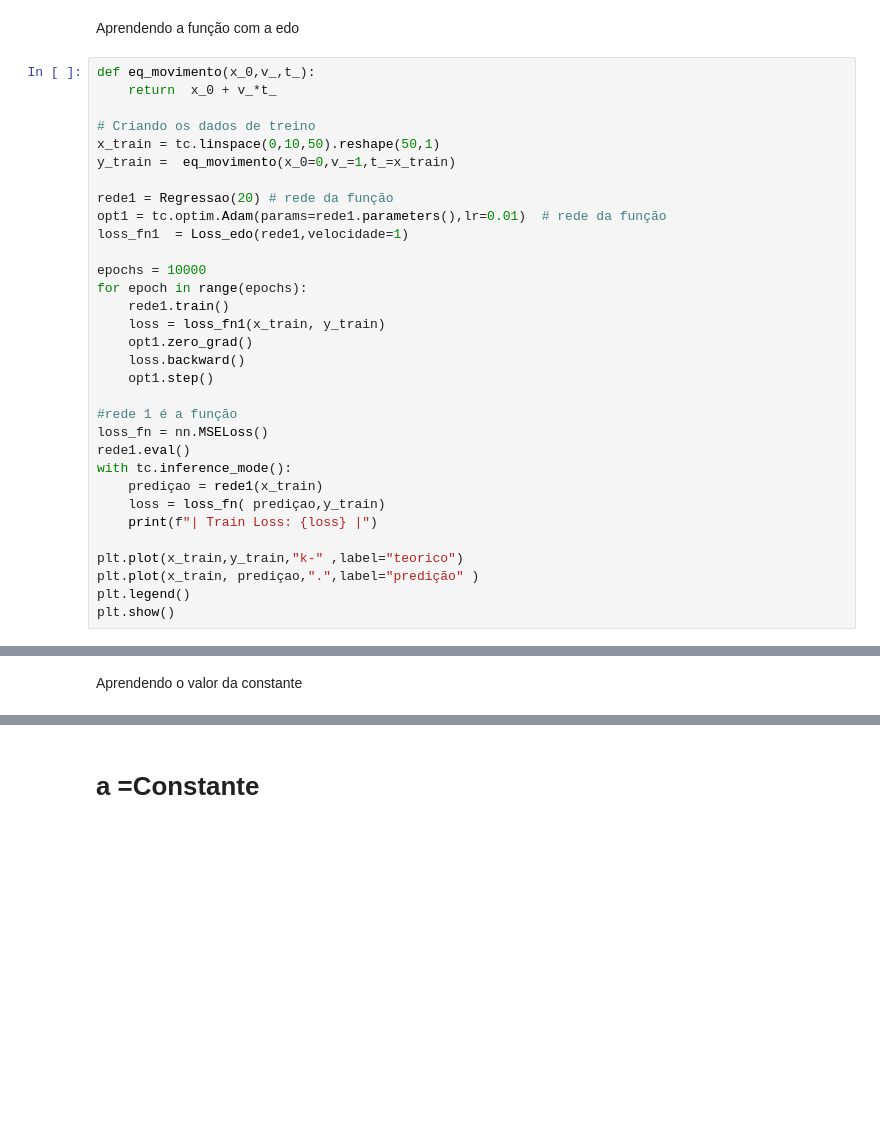
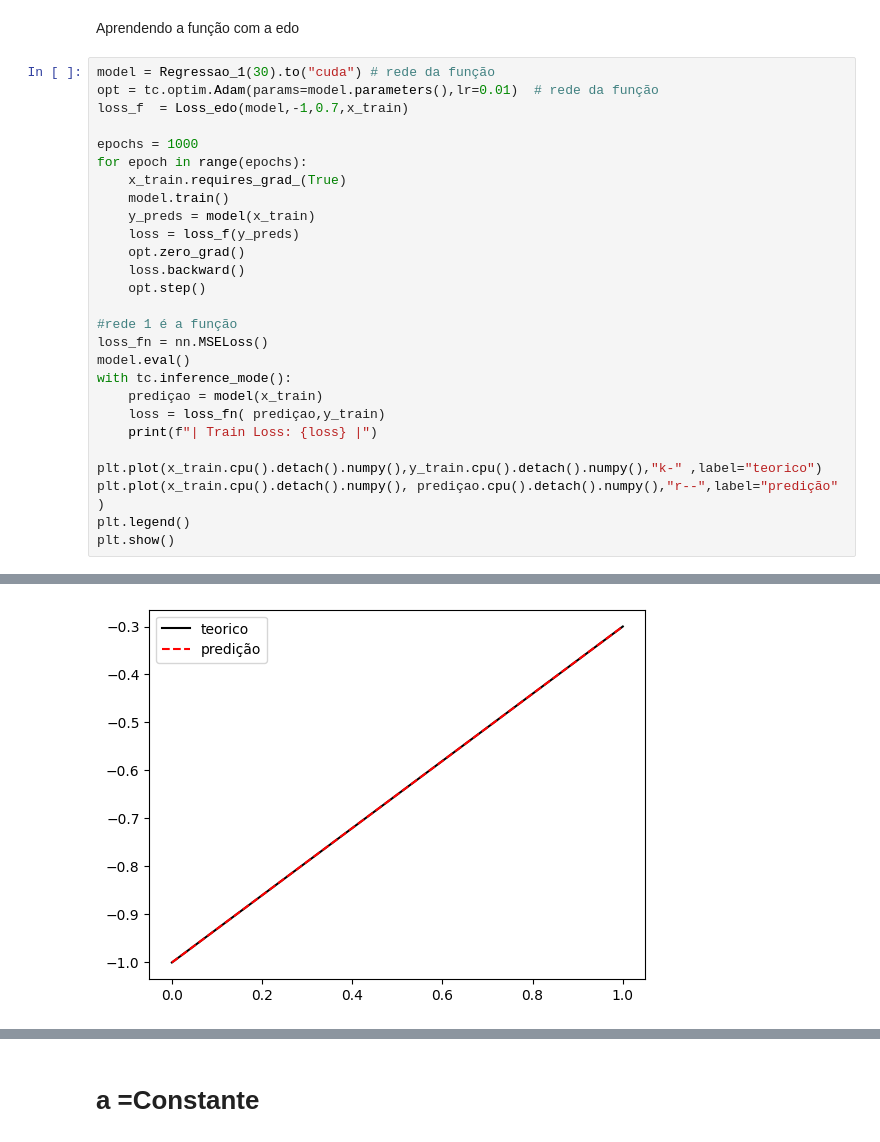
Before and after one commit to GubioGL/MachineLearning, a Jupyter notebook: # ML-apply-in-Physics/MLinregression.ipynb, the cells around one changed output, grey strips where cells are left out. Drawn from its saved outputs; the diff is of its cells as text; blank space fills up the shorter version.

```diff
--- a/# ML-apply-in-Physics/MLinregression.ipynb
+++ b/# ML-apply-in-Physics/MLinregression.ipynb
@@ -95,34 +169,30 @@ class Loss_edo(nn.Module):
 # %% [markdown]
 Aprendendo a função com a edo
 # %%
-def eq_movimento(x_0,v_,t_):
-    return  x_0 + v_*t_
+model = Regressao_1(30).to("cuda") # rede da função
+opt = tc.optim.Adam(params=model.parameters(),lr=0.01)  # rede da função
+loss_f  = Loss_edo(model,-1,0.7,x_train)
 
-# Criando os dados de treino
-x_train = tc.linspace(0,10,50).reshape(50,1)
-y_train =  eq_movimento(x_0=0,v_=1,t_=x_train)
-
-rede1 = Regressao(20) # rede da função
-opt1 = tc.optim.Adam(params=rede1.parameters(),lr=0.01)  # rede da função
-loss_fn1  = Loss_edo(rede1,velocidade=1)
-
-epochs = 10000
+epochs = 1000
 for epoch in range(epochs):
-    rede1.train()
-    loss = loss_fn1(x_train, y_train)
-    opt1.zero_grad()
+    x_train.requires_grad_(True)
+    model.train()
+    y_preds = model(x_train)
+    loss = loss_f(y_preds)
+    opt.zero_grad()
     loss.backward()
-    opt1.step()
+    opt.step()
 
 #rede 1 é a função
 loss_fn = nn.MSELoss()
-rede1.eval()
+model.eval()
 with tc.inference_mode():
-    prediçao = rede1(x_train)
+    prediçao = model(x_train)
     loss = loss_fn( prediçao,y_train)
     print(f"| Train Loss: {loss} |")
 
-plt.plot(x_train,y_train,"k-" ,label="teorico")
-plt.plot(x_train, prediçao,".",label="predição" )
+plt.plot(x_train.cpu().detach().numpy(),y_train.cpu().detach().numpy(),"k-" ,label="teorico")
+plt.plot(x_train.cpu().detach().numpy(), prediçao.cpu().detach().numpy(),"r--",label="predição" )
 plt.legend()
 plt.show()
+# %% [output]
@@ -129,3 +200,2 @@ plt.show()
+[figure, added]
-# %% [markdown]
-Aprendendo o valor da constante
 # %%
```
Also changed, not shown: parts of 28 cells of this notebook.
